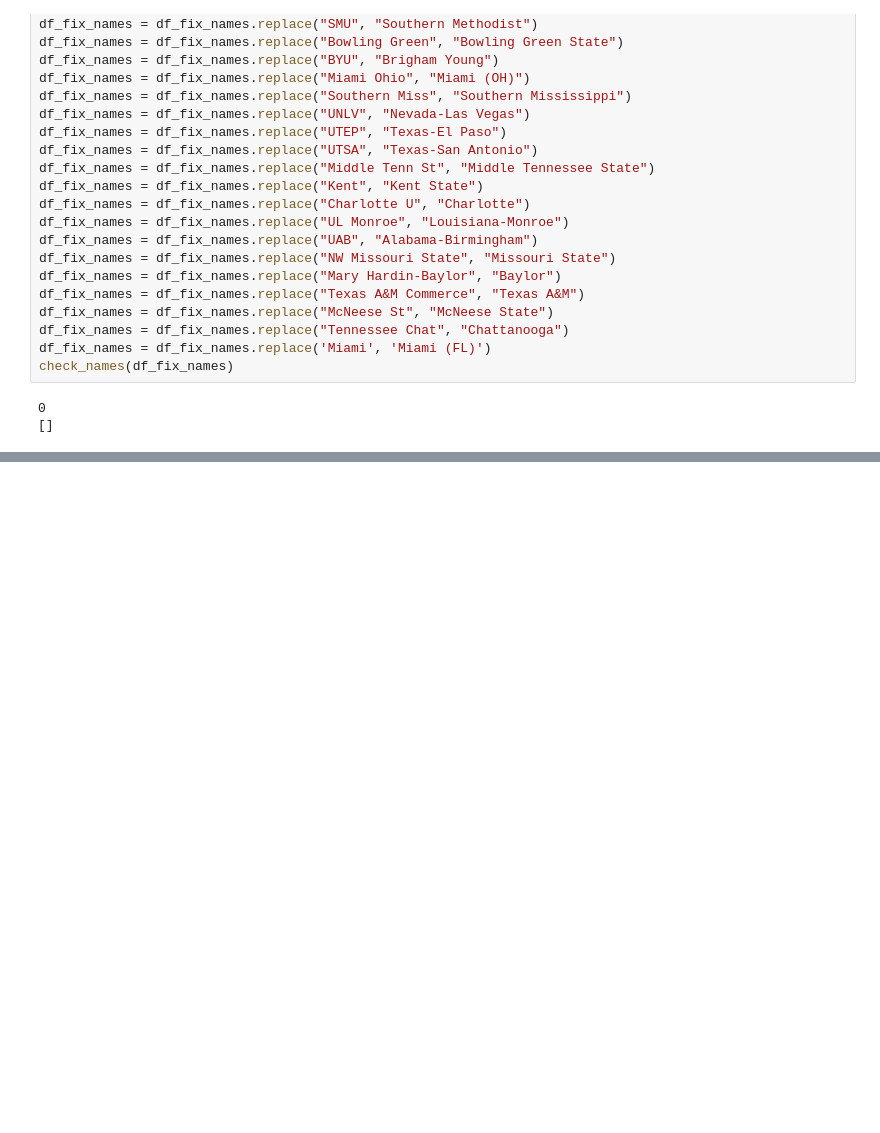
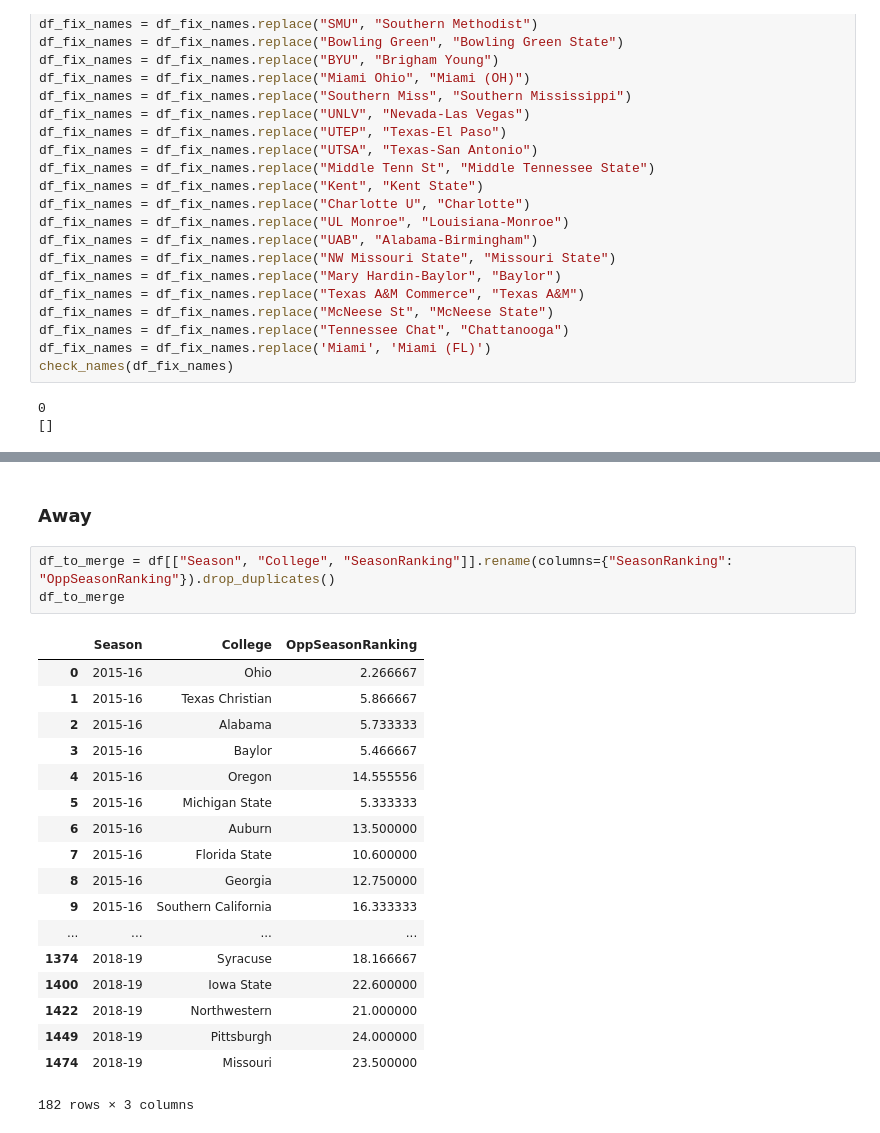
Before and after one commit to jamesbury3/College-Football-Prediction, a Jupyter notebook: API Calls.ipynb, the cells around one changed output, grey strips where cells are left out. Cells and saved outputs as stored; diff of their text form; blank space fills up the shorter version.

```diff
--- a/API Calls.ipynb
+++ b/API Calls.ipynb
@@ -265,3 +269,27 @@ final_merged
 | 5202 | Washington | Arizona | 2019-10-12 | 2019-20 | 0 | 0 | 51 | 27 | 78 | W | ... |
 | 5203 | Washington State | Arizona State | 2019-10-12 | 2019-20 | 0 | 0 | 34 | 38 | 72 | L | ... |
 5204 rows × 33 columns
+# %% [markdown]
+### Away
+# %%
+df_to_merge = df[["Season", "College", "SeasonRanking"]].rename(columns={"SeasonRanking": "OppSeasonRanking"}).drop_duplicates()
+df_to_merge
+# %% [output]
+|  | Season | College | OppSeasonRanking |
+| 0 | 2015-16 | Ohio | 2.266667 |
+| 1 | 2015-16 | Texas Christian | 5.866667 |
+| 2 | 2015-16 | Alabama | 5.733333 |
+| 3 | 2015-16 | Baylor | 5.466667 |
+| 4 | 2015-16 | Oregon | 14.555556 |
+| 5 | 2015-16 | Michigan State | 5.333333 |
+| 6 | 2015-16 | Auburn | 13.500000 |
+| 7 | 2015-16 | Florida State | 10.600000 |
+| 8 | 2015-16 | Georgia | 12.750000 |
+| 9 | 2015-16 | Southern California | 16.333333 |
+| ... | ... | ... | ... |
+| 1374 | 2018-19 | Syracuse | 18.166667 |
+| 1400 | 2018-19 | Iowa State | 22.600000 |
+| 1422 | 2018-19 | Northwestern | 21.000000 |
+| 1449 | 2018-19 | Pittsburgh | 24.000000 |
+| 1474 | 2018-19 | Missouri | 23.500000 |
+182 rows × 3 columns
```
Also changed, not shown: parts of 10 cells of this notebook, 1 other file.
